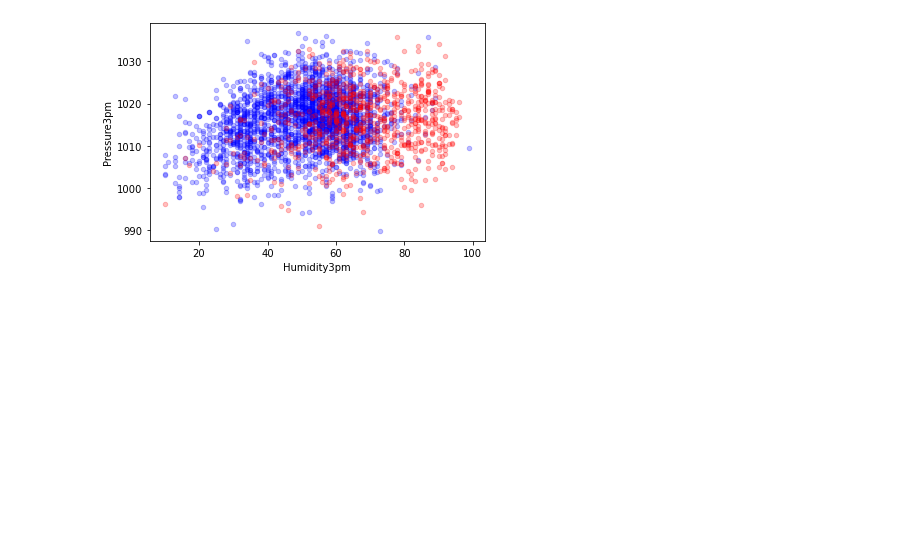
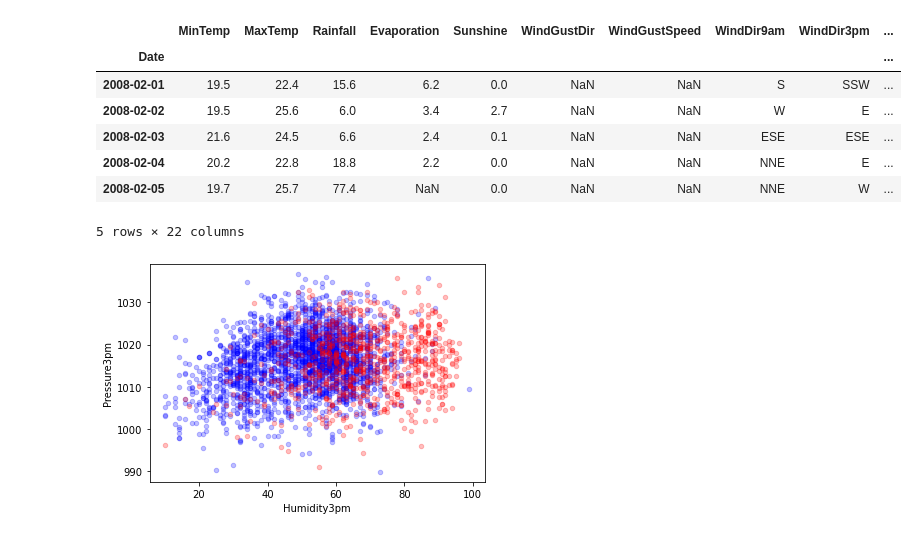
Before and after one commit to Louis2602/AI-Road-Map, a Jupyter notebook: Linear-Regression/weather_prediction.ipynb, the cells around one changed output. Cells and saved outputs as stored; diff of their text form; code cells hidden in the pictures; blank space fills up the shorter version.

```diff
--- a/Linear-Regression/weather_prediction.ipynb
+++ b/Linear-Regression/weather_prediction.ipynb
@@ -5 +6,15 @@ import numpy as np
+# %%
+file_dest = 'https://raw.githubusercontent.com/LearnPythonWithRune/MachineLearningWithPython/main/files/weather.csv'
+data = pd.read_csv(file_dest, parse_dates=True, index_col=0)
+
+data.head()
+# %% [output]
+|  | MinTemp | MaxTemp | Rainfall | Evaporation | Sunshine | WindGustDir | WindGustSpeed | WindDir9am | WindDir3pm | ... |
+| Date |  |  |  |  |  |  |  |  |  | ... |
+| 2008-02-01 | 19.5 | 22.4 | 15.6 | 6.2 | 0.0 | NaN | NaN | S | SSW | ... |
+| 2008-02-02 | 19.5 | 25.6 | 6.0 | 3.4 | 2.7 | NaN | NaN | W | E | ... |
+| 2008-02-03 | 21.6 | 24.5 | 6.6 | 2.4 | 0.1 | NaN | NaN | ESE | ESE | ... |
+| 2008-02-04 | 20.2 | 22.8 | 18.8 | 2.2 | 0.0 | NaN | NaN | NNE | E | ... |
+| 2008-02-05 | 19.7 | 25.7 | 77.4 | NaN | 0.0 | NaN | NaN | NNE | W | ... |
+5 rows × 22 columns
 # %%
```
Also changed, not shown: parts of 17 cells of this notebook.
